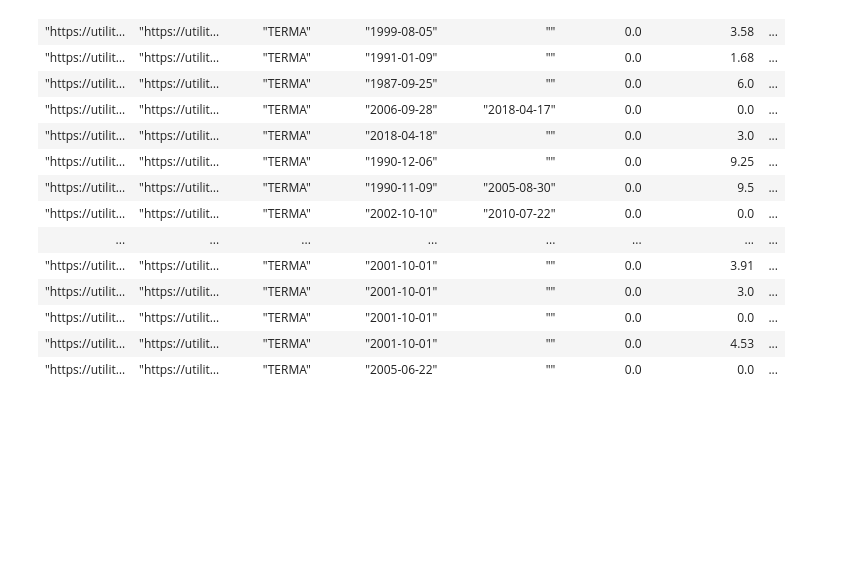
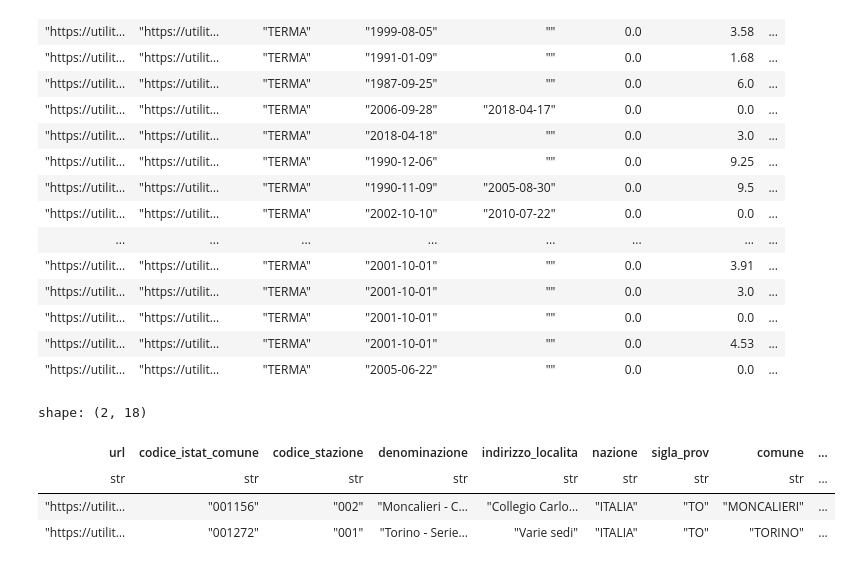
Before and after one commit to dnstudent/TesiMag, a Jupyter notebook: notebooks/integrazioni_regionali/piemonte/download/piemonte_py.ipynb, the cells around one changed output. Drawn from its saved outputs; the diff is of its cells as text; code cells hidden in the pictures; blank space fills up the shorter version.

Commit message:
Ported Piemonte dataset to new db format

```diff
--- a/notebooks/integrazioni_regionali/piemonte/piemonte_py.ipynb
+++ b/notebooks/integrazioni_regionali/piemonte/download/piemonte_py.ipynb
@@ -13,12 +13,12 @@ from pathlib import Path
 content_path = Path("/Users/davidenicoli/Local_Workspace/Datasets/ARPA/PIEMONTE/")
 db_path = content_path / "site-data"
 stazioni_path = content_path / "stazioni_meteo.json"
-
+centenaria_path = content_path / "centenaria.json"
 
 def dati_giornalieri_request_url(
-    start_date="2000-1-1", stop_date="2023-6-30", id_punto_misura=""
+    start_date="2000-01-01", stop_date="2023-06-30", id_punto_misura="", section="meteo"
 ):
-    return f"https://utility.arpa.piemonte.it/meteoidro/dati_giornalieri_meteo/?fk_id_punto_misura_meteo={id_punto_misura}&data_min={start_date}&data_max={stop_date}"
+    return f"https://utility.arpa.piemonte.it/meteoidro/dati_giornalieri_{section}/?fk_id_punto_misura_{section}={id_punto_misura}&data_min={start_date}&data_max={stop_date}"
 # %%
 if not stazioni_path.exists():
     content = requests.get(
@@ -30,4 +30,15 @@ if not stazioni_path.exists():
 else:
     with open(stazioni_path, "rt") as f:
         stazioni = json.load(f)
+
+if not centenaria_path.exists():
+    content = requests.get(
+        "https://utility.arpa.piemonte.it/meteoidro/stazione_centenaria/"
+    ).content
+    centenarie = json.loads(content)
+    with open(centenaria_path, "wb") as f:
+        f.write(content)
+else:
+    with open(centenaria_path, "rt") as f:
+        centenarie = json.load(f)
 # %%
@@ -55 +67,3 @@ data = pl.DataFrame(
+# %%
+centenarie_meta = read_meta(centenarie)
 # %%
@@ -207,3 +222,11 @@ shape: (324, 25)
 | "https://utilit… | "https://utilit… | "TERMA" | "2001-10-01" | "" | 0.0 | 0.0 | ... |
 | "https://utilit… | "https://utilit… | "TERMA" | "2001-10-01" | "" | 0.0 | 4.53 | ... |
 | "https://utilit… | "https://utilit… | "TERMA" | "2005-06-22" | "" | 0.0 | 0.0 | ... |
+# %%
+centenarie_meta
+# %% [output]
+shape: (2, 18)
+| url | codice_istat_comune | codice_stazione | denominazione | indirizzo_localita | nazione | sigla_prov | comune | ... |
+| str | str | str | str | str | str | str | str | ... |
+| "https://utilit… | "001156" | "002" | "Moncalieri - C… | "Collegio Carlo… | "ITALIA" | "TO" | "MONCALIERI" | ... |
+| "https://utilit… | "001272" | "001" | "Torino - Serie… | "Varie sedi" | "ITALIA" | "TO" | "TORINO" | ... |
```
Also changed, not shown: parts of 3 cells of this notebook, 4 other files.
